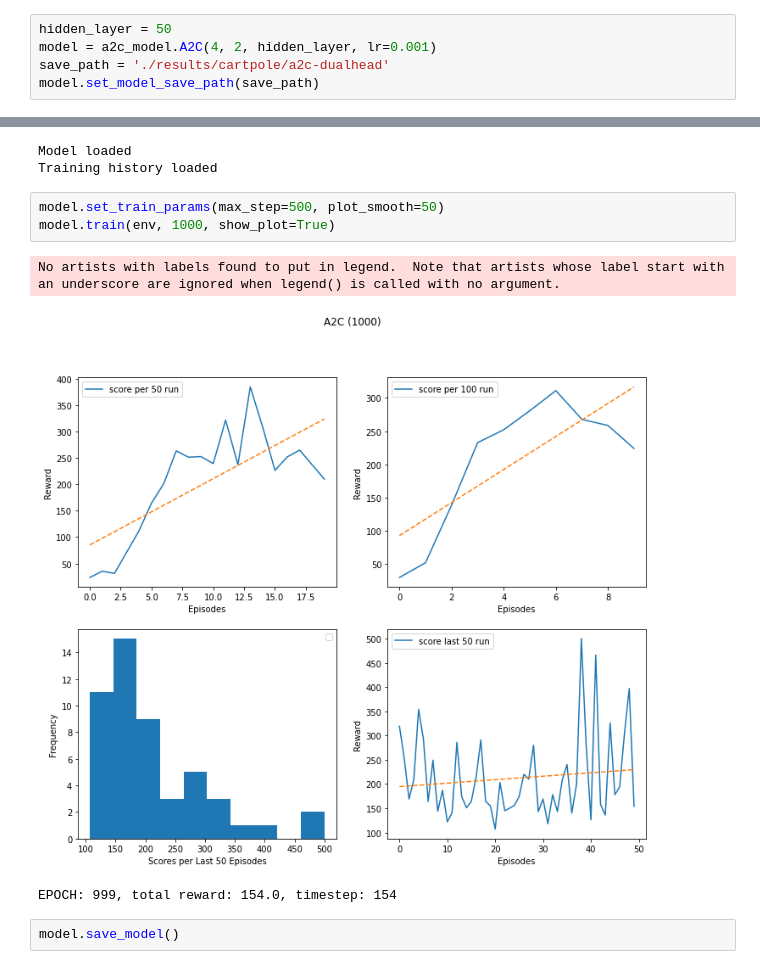
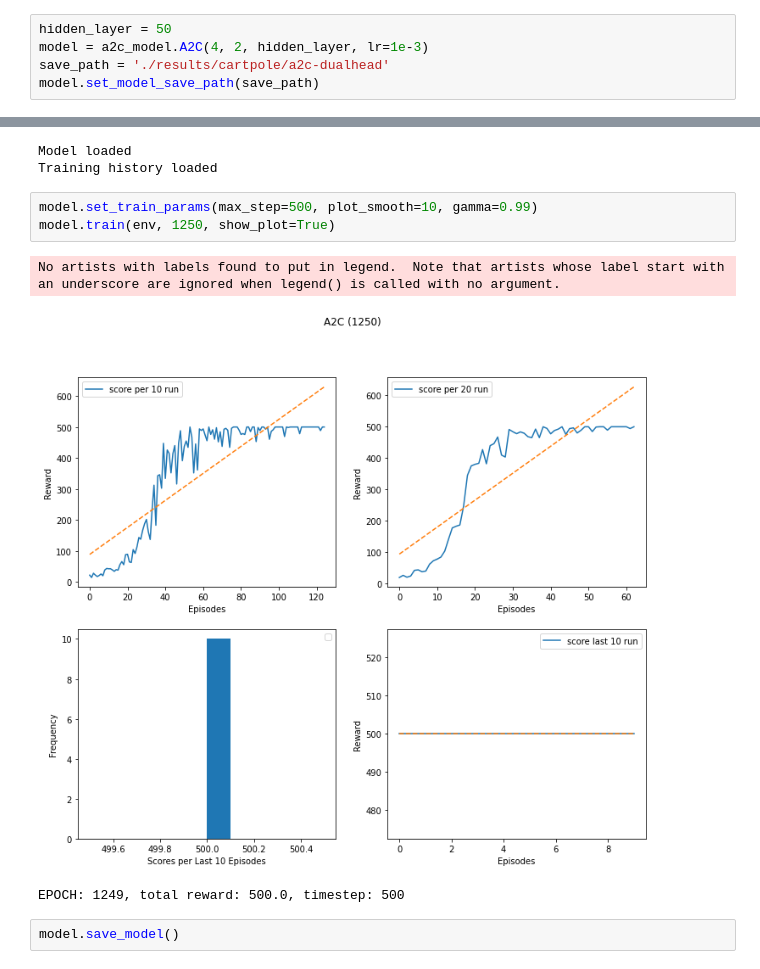
Before and after one commit to teodorus-nathaniel/rl-wave, a Jupyter notebook: a2c-cartpole.ipynb, the cells around one changed output, grey strips where cells are left out. Saved outputs shown, nothing was run; the diff lists cells and outputs as text.

```diff
--- a/a2c-cartpole.ipynb
+++ b/a2c-cartpole.ipynb
@@ -12,7 +12,7 @@ env = cartpole.CartPoleEnv()
 CARTPOLE environment created.
 # %%
 hidden_layer = 50
-model = a2c_model.A2C(4, 2, hidden_layer, lr=0.001)
+model = a2c_model.A2C(4, 2, hidden_layer, lr=1e-3)
 save_path = './results/cartpole/a2c-dualhead'
 model.set_model_save_path(save_path)
 # %%
@@ -21,12 +21,12 @@ model.load_model()
 Model loaded
 Training history loaded
 # %%
-model.set_train_params(max_step=500, plot_smooth=50)
-model.train(env, 1000, show_plot=True)
+model.set_train_params(max_step=500, plot_smooth=10, gamma=0.99)
+model.train(env, 1250, show_plot=True)
 # %% [output]
 No artists with labels found to put in legend.  Note that artists whose label start with an underscore are ignored when legend() is called with no argument.
-[figure, old version]
+[figure, new version]
-EPOCH: 999, total reward: 154.0, timestep: 154
+EPOCH: 1249, total reward: 500.0, timestep: 500
 # %%
 model.save_model()
 # %% [output]
```
Also changed, not shown: 1 other file.
